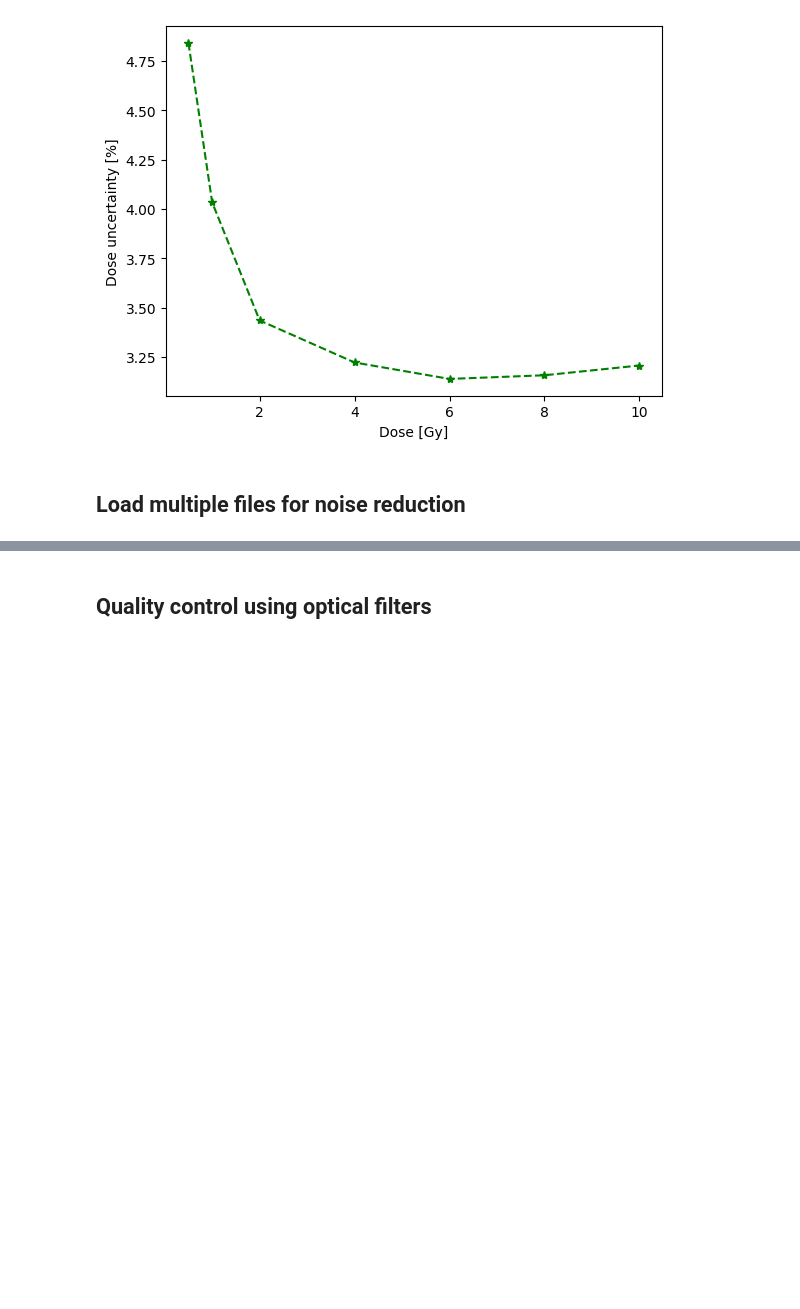
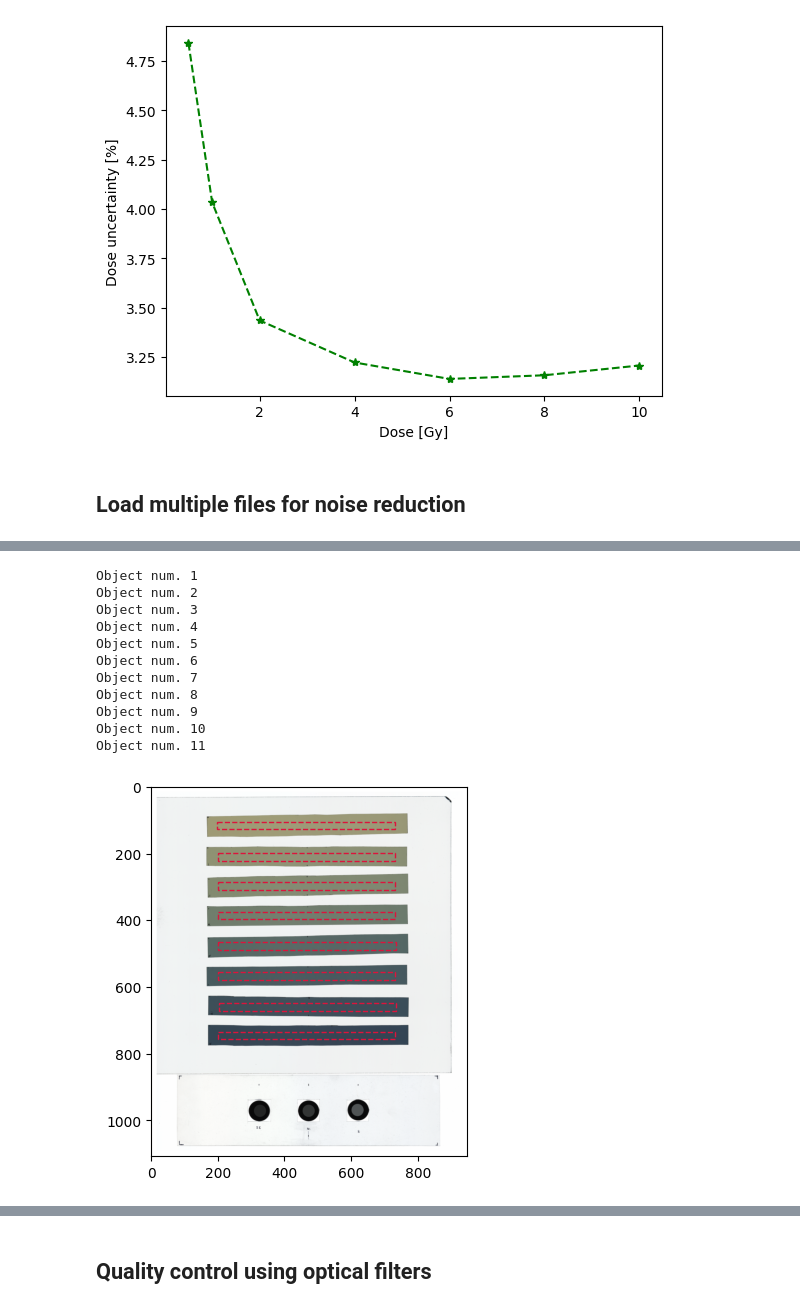
Before and after one commit to LuisOlivaresJ/Dosepy, a Jupyter notebook: docs/Jupyter_Book/film_dosimetry.ipynb, the cells around one changed output, grey strips where cells are left out. Saved outputs shown, nothing was run; the diff lists cells and outputs as text; code cells hidden in the pictures; blank space fills up the shorter version.

```diff
--- a/docs/Jupyter_Book/film_dosimetry.ipynb
+++ b/docs/Jupyter_Book/film_dosimetry.ipynb
@@ -155,0 +178,24 @@ TODO
+# %%
+cal = LUT(img_m)
+
+cal.set_central_rois(size = (180, 8))
+cal.set_doses([0, 0.5, 1, 2, 4, 6, 8, 10])
+
+cal.plot_rois()
+
+cal.set_beam_profile("/home/luis/Dosepy/tests/unit/fixtures/CAL/BeamProfile.csv")
+
+cal.compute_lateral_lut(filter=3)
+# %% [output]
+Object num. 1
+Object num. 2
+Object num. 3
+Object num. 4
+Object num. 5
+Object num. 6
+Object num. 7
+Object num. 8
+Object num. 9
+Object num. 10
+Object num. 11
+[figure, added]
```
Also changed, not shown: parts of 39 cells of this notebook, 6 other files.
